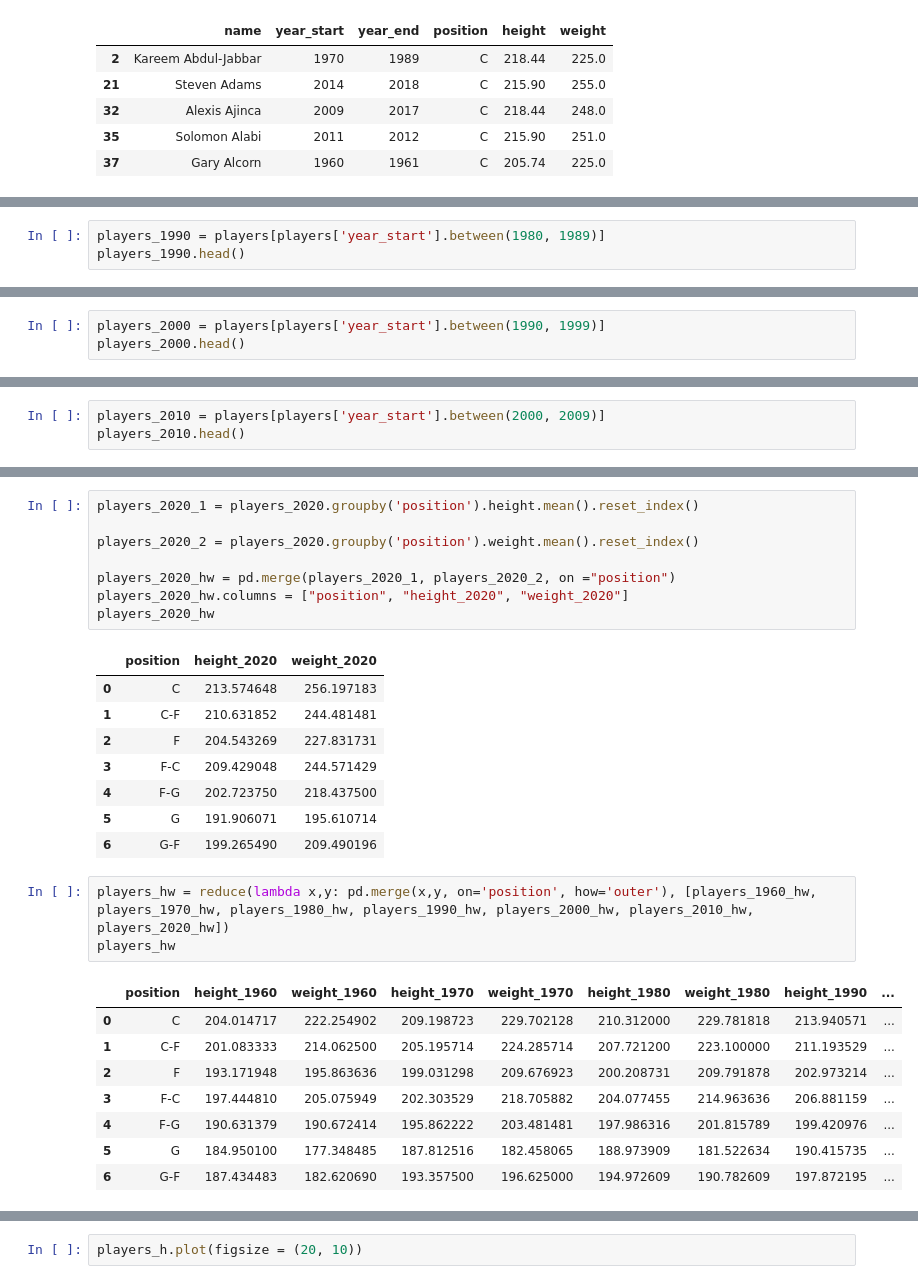
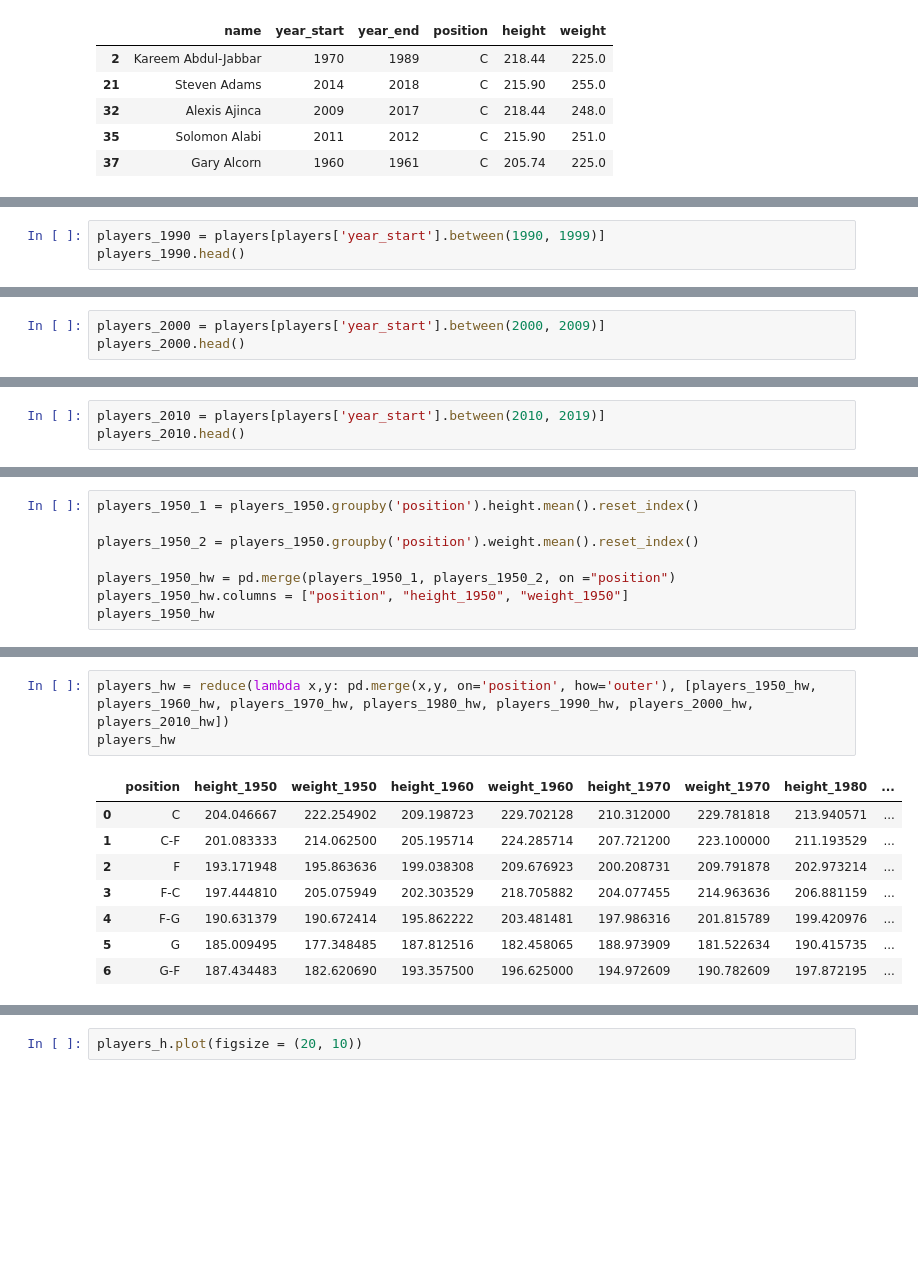
Before and after one commit to kuriousrajib/Sports-Analytics, a Jupyter notebook: NBA_Height_Weight_Analysis.ipynb, the cells around one changed output, grey strips where cells are left out. Drawn from its saved outputs; the diff is of its cells as text; blank space fills up the shorter version.

```diff
--- a/NBA_Height_Weight_Analysis.ipynb
+++ b/NBA_Height_Weight_Analysis.ipynb
@@ -134,5 +177,5 @@ players_1980.head()
 # %%
-players_1990 = players[players['year_start'].between(1980, 1989)]
+players_1990 = players[players['year_start'].between(1990, 1999)]
 players_1990.head()
 # %% [output]
 |  | name | year_start | year_end | position | height | weight |
@@ -144,5 +187,5 @@ players_1990.head()
 # %%
-players_2000 = players[players['year_start'].between(1990, 1999)]
+players_2000 = players[players['year_start'].between(2000, 2009)]
 players_2000.head()
 # %% [output]
 |  | name | year_start | year_end | position | height | weight |
@@ -154,5 +197,5 @@ players_2000.head()
 # %%
-players_2010 = players[players['year_start'].between(2000, 2009)]
+players_2010 = players[players['year_start'].between(2010, 2019)]
 players_2010.head()
 # %% [output]
 |  | name | year_start | year_end | position | height | weight |
@@ -258,0 +292,8 @@ players_1960_hw
+# %%
+players_1950_1 = players_1950.groupby('position').height.mean().reset_index()
+
+players_1950_2 = players_1950.groupby('position').weight.mean().reset_index()
+
+players_1950_hw = pd.merge(players_1950_1, players_1950_2, on ="position")
+players_1950_hw.columns = ["position", "height_1950", "weight_1950"]
+players_1950_hw
@@ -344,29 +394,12 @@ players_2010_hw
-# %%
-players_2020_1 = players_2020.groupby('position').height.mean().reset_index()
-
-players_2020_2 = players_2020.groupby('position').weight.mean().reset_index()
-
-players_2020_hw = pd.merge(players_2020_1, players_2020_2, on ="position")
-players_2020_hw.columns = ["position", "height_2020", "weight_2020"]
-players_2020_hw
-# %% [output]
-|  | position | height_2020 | weight_2020 |
-| 0 | C | 213.574648 | 256.197183 |
-| 1 | C-F | 210.631852 | 244.481481 |
-| 2 | F | 204.543269 | 227.831731 |
-| 3 | F-C | 209.429048 | 244.571429 |
-| 4 | F-G | 202.723750 | 218.437500 |
-| 5 | G | 191.906071 | 195.610714 |
-| 6 | G-F | 199.265490 | 209.490196 |
 # %%
-players_hw = reduce(lambda x,y: pd.merge(x,y, on='position', how='outer'), [players_1960_hw, players_1970_hw, players_1980_hw, players_1990_hw, players_2000_hw, players_2010_hw, players_2020_hw])
+players_hw = reduce(lambda x,y: pd.merge(x,y, on='position', how='outer'), [players_1950_hw, players_1960_hw, players_1970_hw, players_1980_hw, players_1990_hw, players_2000_hw, players_2010_hw])
 players_hw
 # %% [output]
-|  | position | height_1960 | weight_1960 | height_1970 | weight_1970 | height_1980 | weight_1980 | height_1990 | ... |
-| 0 | C | 204.014717 | 222.254902 | 209.198723 | 229.702128 | 210.312000 | 229.781818 | 213.940571 | ... |
+|  | position | height_1950 | weight_1950 | height_1960 | weight_1960 | height_1970 | weight_1970 | height_1980 | ... |
+| 0 | C | 204.046667 | 222.254902 | 209.198723 | 229.702128 | 210.312000 | 229.781818 | 213.940571 | ... |
 | 1 | C-F | 201.083333 | 214.062500 | 205.195714 | 224.285714 | 207.721200 | 223.100000 | 211.193529 | ... |
-| 2 | F | 193.171948 | 195.863636 | 199.031298 | 209.676923 | 200.208731 | 209.791878 | 202.973214 | ... |
+| 2 | F | 193.171948 | 195.863636 | 199.038308 | 209.676923 | 200.208731 | 209.791878 | 202.973214 | ... |
 | 3 | F-C | 197.444810 | 205.075949 | 202.303529 | 218.705882 | 204.077455 | 214.963636 | 206.881159 | ... |
 | 4 | F-G | 190.631379 | 190.672414 | 195.862222 | 203.481481 | 197.986316 | 201.815789 | 199.420976 | ... |
-| 5 | G | 184.950100 | 177.348485 | 187.812516 | 182.458065 | 188.973909 | 181.522634 | 190.415735 | ... |
+| 5 | G | 185.009495 | 177.348485 | 187.812516 | 182.458065 | 188.973909 | 181.522634 | 190.415735 | ... |
 | 6 | G-F | 187.434483 | 182.620690 | 193.357500 | 196.625000 | 194.972609 | 190.782609 | 197.872195 | ... |
```
Also changed, not shown: parts of 47 cells of this notebook.
